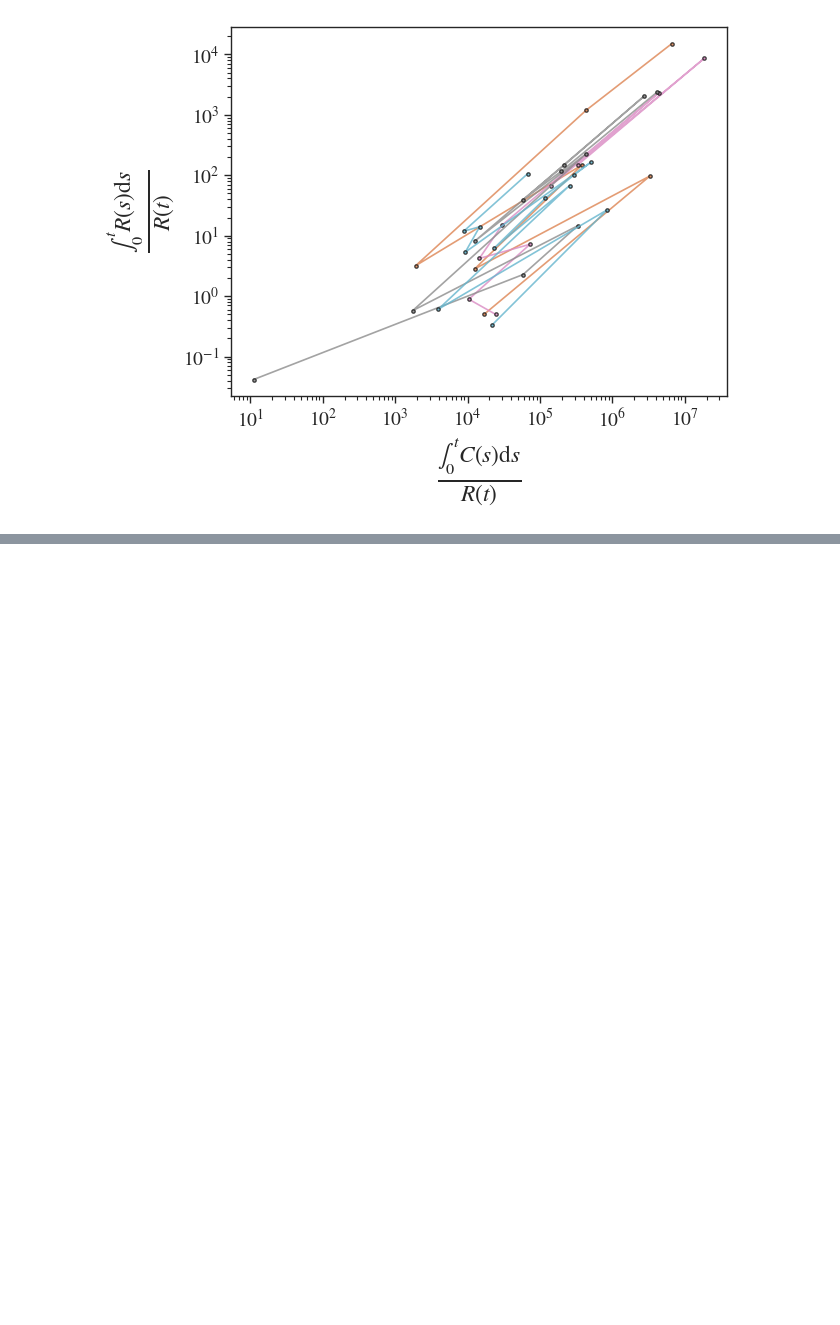
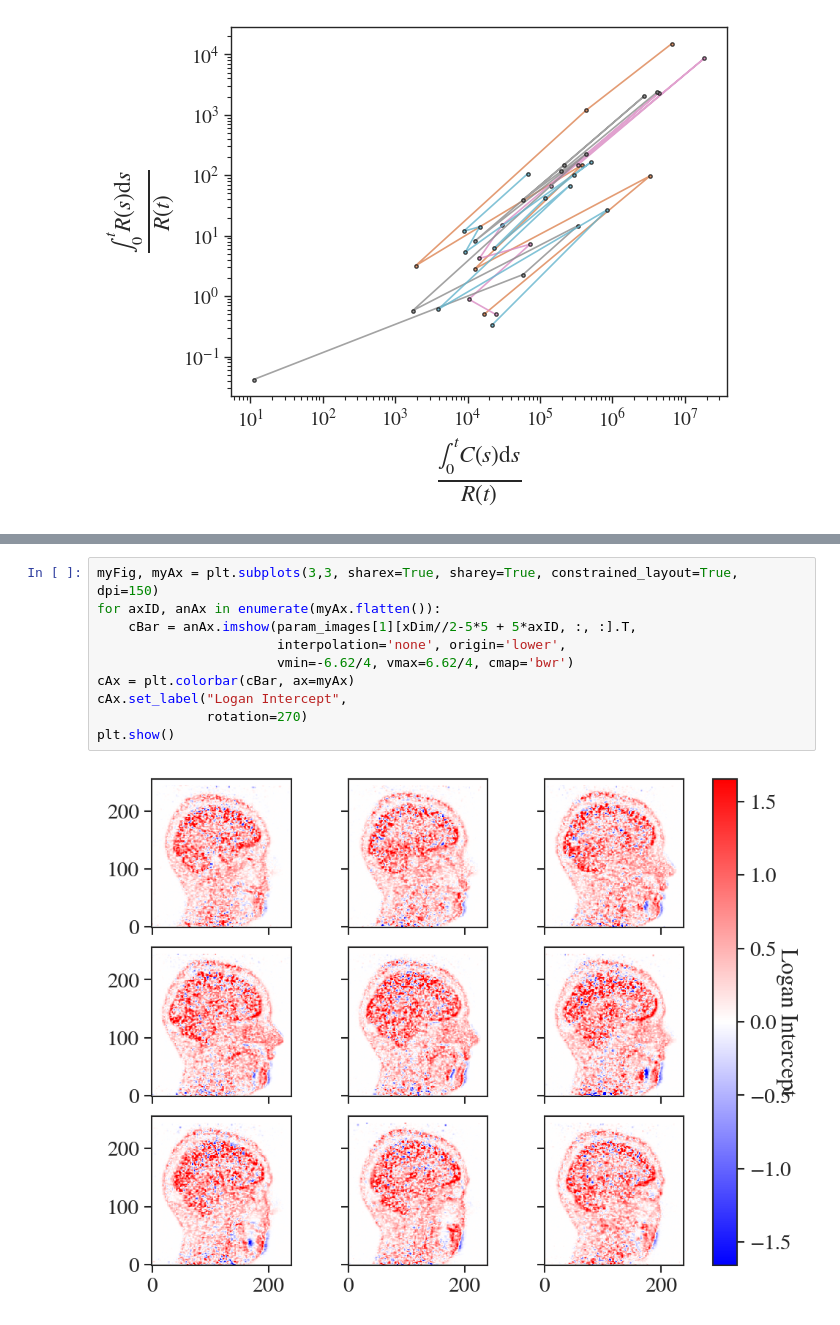
Before and after one commit to noahg-neuroimage/PETProcessing-fork2, a Jupyter notebook: test_notebooks/testing_graphical_analyses/02_testing_parametric_images.ipynb, the cells around one changed output, grey strips where cells are left out. Drawn from its saved outputs; the diff is of its cells as text; blank space fills up the shorter version.

```diff
--- a/test_notebooks/testing_graphical_analyses/02_testing_parametric_images.ipynb
+++ b/test_notebooks/testing_graphical_analyses/02_testing_parametric_images.ipynb
@@ -689,0 +866,12 @@ plt.show()
+# %%
+myFig, myAx = plt.subplots(3,3, sharex=True, sharey=True, constrained_layout=True, dpi=150)
+for axID, anAx in enumerate(myAx.flatten()):
+    cBar = anAx.imshow(param_images[1][xDim//2-5*5 + 5*axID, :, :].T,
+                       interpolation='none', origin='lower',
+                       vmin=-6.62/4, vmax=6.62/4, cmap='bwr')
+cAx = plt.colorbar(cBar, ax=myAx)
+cAx.set_label("Logan Intercept",
+              rotation=270)
+plt.show()
+# %% [output]
+[figure, added]
```
Also changed, not shown: parts of 13 cells of this notebook, 1 other file.
